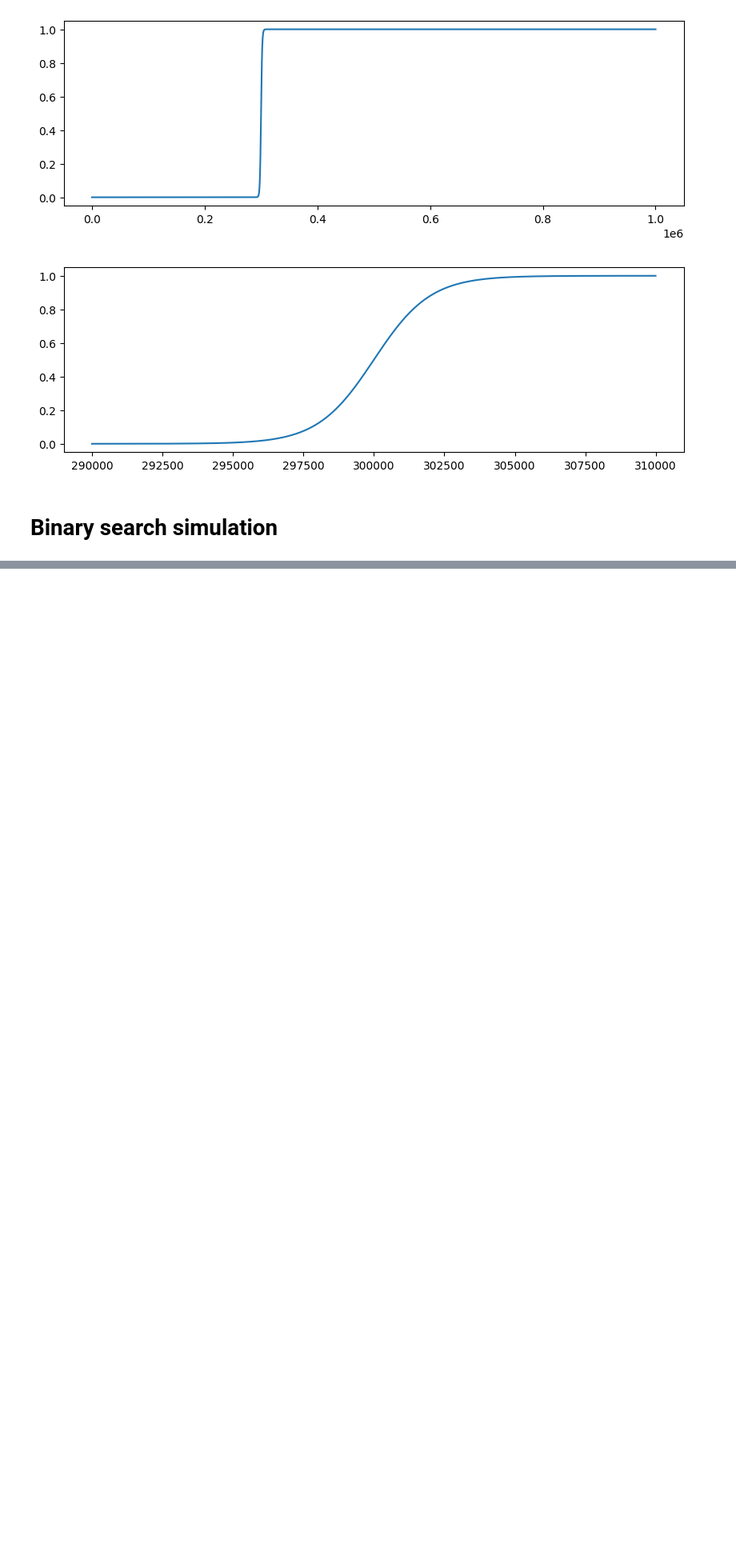
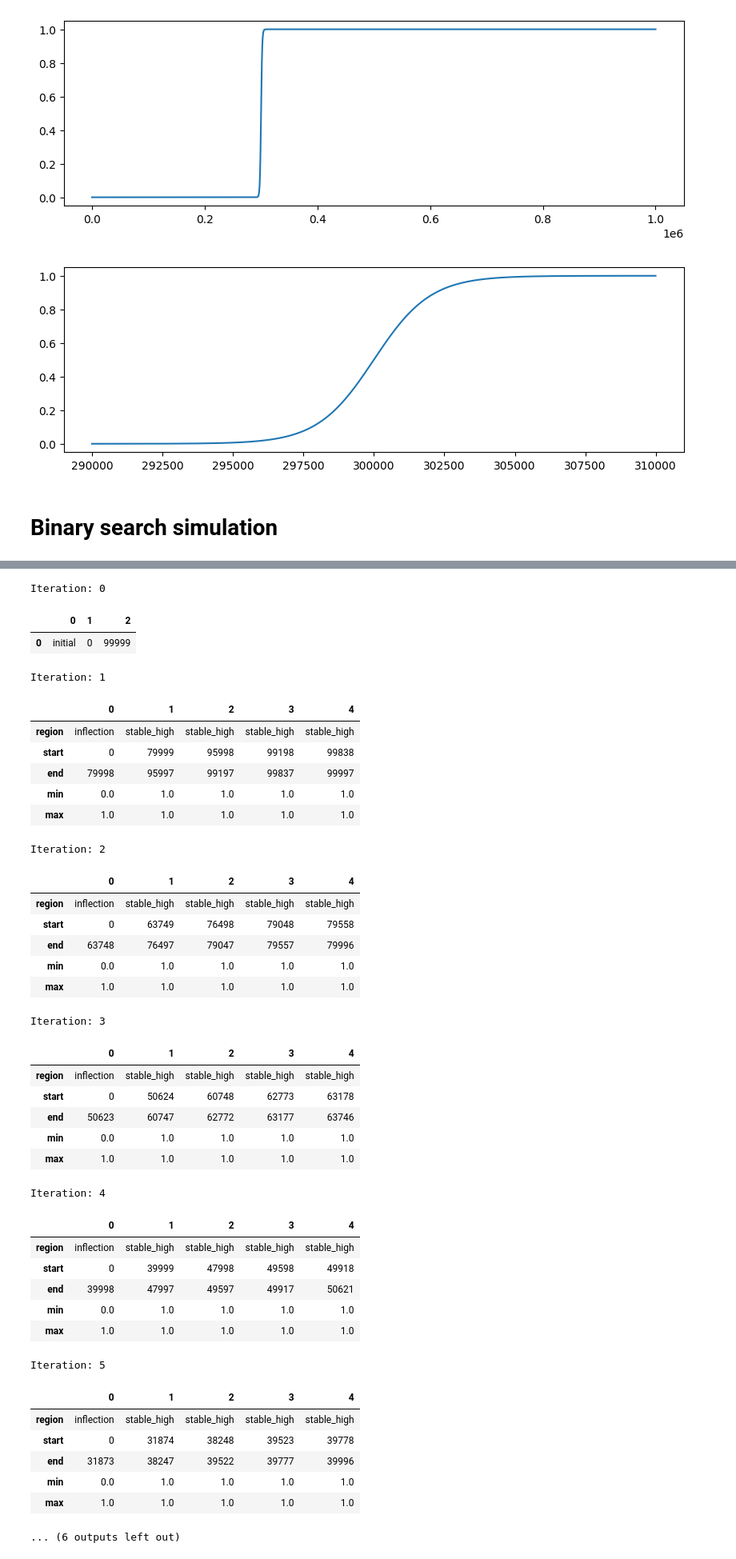
Before and after one commit to Sauciu1/BO-Coli, a Jupyter notebook: binary_split_simulation.ipynb, the cells around one changed output, grey strips where cells are left out. Shown: that part at 80% size. Drawn from its saved outputs; the diff is of its cells as text; code cells hidden in the pictures; blank space fills up the shorter version.

Commit message:
Worlds sketchiest binary search is working

```diff
--- a/binary_split_simulation.ipynb
+++ b/binary_split_simulation.ipynb
@@ -8,22 +9,7 @@ from matplotlib import pyplot as plt
 # %% [markdown]
 ### Torch logistic function
 # %%
-def logistic_tensor(x_0: float, k: float, start: float, end: float, steps: int = 100000) -> (Tensor, Tensor):
-    """Generates a logistic function tensor.
-    x_0: The x-value of the sigmoid's midpoint.
-    k: The logistic growth rate.
-    start: The start of the range.
-    end: The end of the range.
-    steps: The number of steps in the range.
-    """
-    linspace = torch.linspace(start, end, steps)
-
-    logistic = 1 / (1 + torch.exp(-k *(linspace - x_0) ))
-    return linspace, logistic
-
-linspace, logistic = logistic_tensor(3e5, 1e-3, 0, 1e6)
-
-
+linspace, logistic = distribution_functions.logistic_tensor(3e5, 1e-3, 0, 1e6)
 
 
 plt.figure(figsize=(10, 3))
@@ -137,0 +38,42 @@ sns.lineplot(res)
+# %%
+binary.display_history()
+# %% [output]
+Iteration: 0
+|  | 0 | 1 | 2 |
+| 0 | initial | 0 | 99999 |
+Iteration: 1
+|  | 0 | 1 | 2 | 3 | 4 |
+| region | inflection | stable_high | stable_high | stable_high | stable_high |
+| start | 0 | 79999 | 95998 | 99198 | 99838 |
+| end | 79998 | 95997 | 99197 | 99837 | 99997 |
+| min | 0.0 | 1.0 | 1.0 | 1.0 | 1.0 |
+| max | 1.0 | 1.0 | 1.0 | 1.0 | 1.0 |
+Iteration: 2
+|  | 0 | 1 | 2 | 3 | 4 |
+| region | inflection | stable_high | stable_high | stable_high | stable_high |
+| start | 0 | 63749 | 76498 | 79048 | 79558 |
+| end | 63748 | 76497 | 79047 | 79557 | 79996 |
+| min | 0.0 | 1.0 | 1.0 | 1.0 | 1.0 |
+| max | 1.0 | 1.0 | 1.0 | 1.0 | 1.0 |
+Iteration: 3
+|  | 0 | 1 | 2 | 3 | 4 |
+| region | inflection | stable_high | stable_high | stable_high | stable_high |
+| start | 0 | 50624 | 60748 | 62773 | 63178 |
+| end | 50623 | 60747 | 62772 | 63177 | 63746 |
+| min | 0.0 | 1.0 | 1.0 | 1.0 | 1.0 |
+| max | 1.0 | 1.0 | 1.0 | 1.0 | 1.0 |
+Iteration: 4
+|  | 0 | 1 | 2 | 3 | 4 |
+| region | inflection | stable_high | stable_high | stable_high | stable_high |
+| start | 0 | 39999 | 47998 | 49598 | 49918 |
+| end | 39998 | 47997 | 49597 | 49917 | 50621 |
+| min | 0.0 | 1.0 | 1.0 | 1.0 | 1.0 |
+| max | 1.0 | 1.0 | 1.0 | 1.0 | 1.0 |
+Iteration: 5
+|  | 0 | 1 | 2 | 3 | 4 |
+| region | inflection | stable_high | stable_high | stable_high | stable_high |
+| start | 0 | 31874 | 38248 | 39523 | 39778 |
+| end | 31873 | 38247 | 39522 | 39777 | 39996 |
+| min | 0.0 | 1.0 | 1.0 | 1.0 | 1.0 |
+| max | 1.0 | 1.0 | 1.0 | 1.0 | 1.0 |
+... (6 outputs left out)
```
Also changed, not shown: parts of 2 cells of this notebook, 3 other files.
